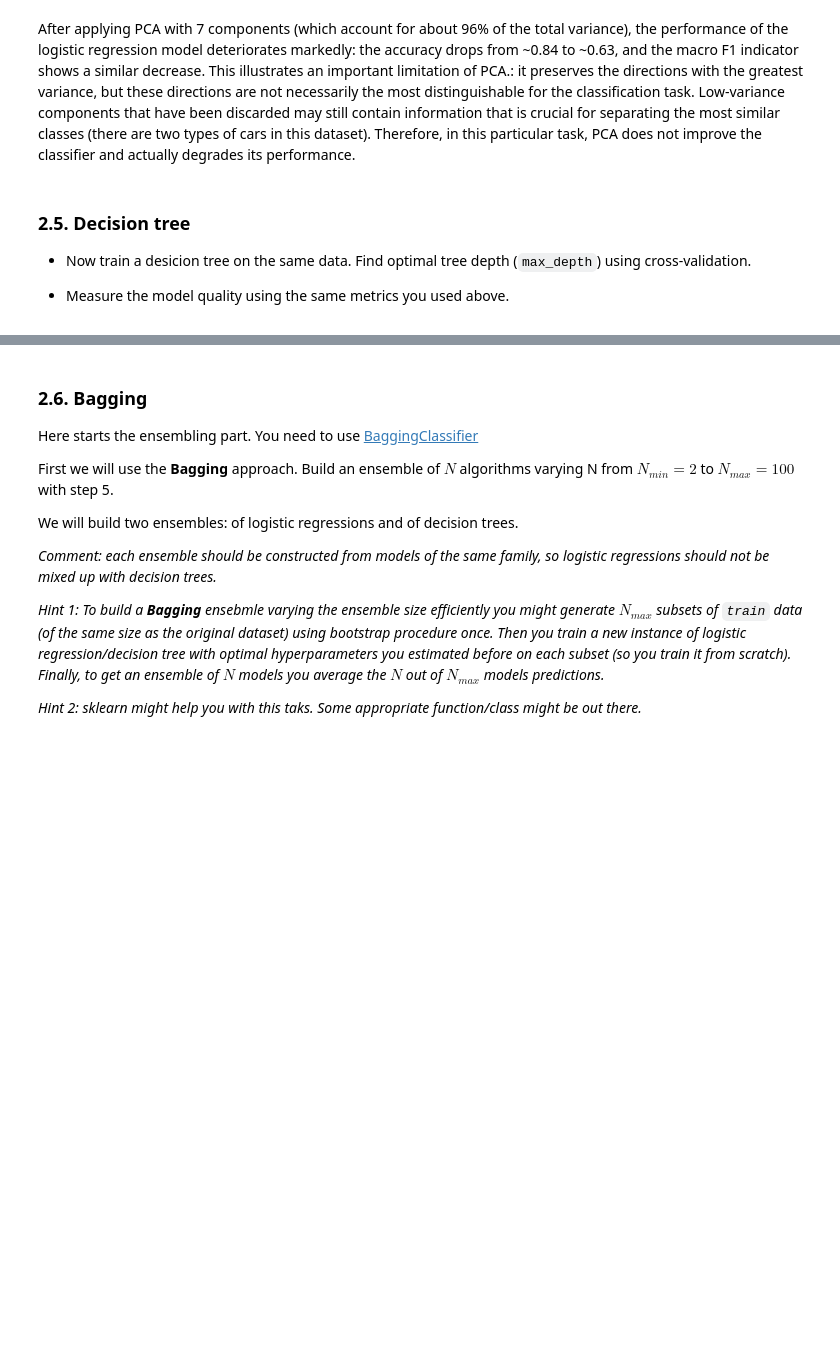
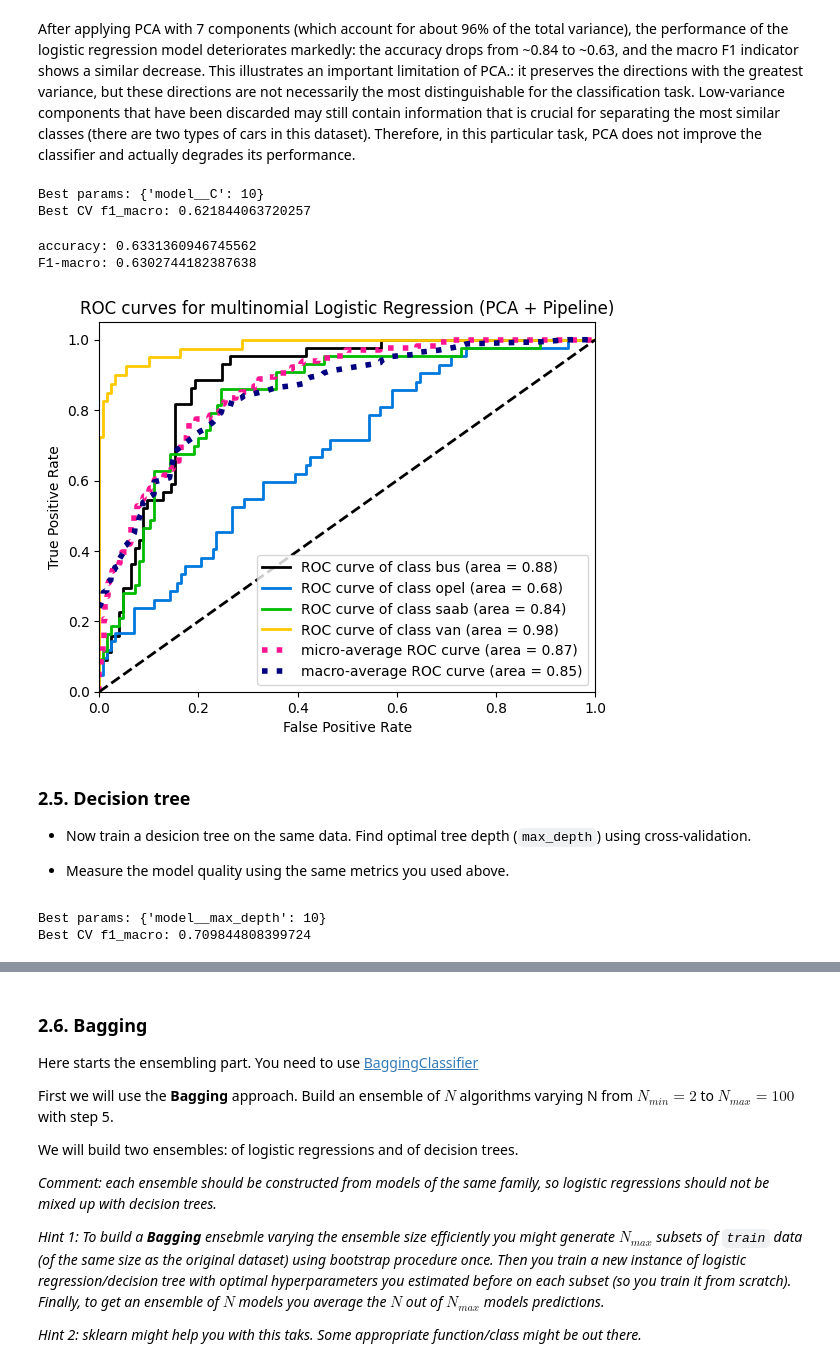
Before and after one commit to oncominglane/machine_learning_mipt_course, a Jupyter notebook: hw2 - lab1/lab01_ml_pipeline.ipynb, the cells around one changed output, grey strips where cells are left out. Saved outputs shown, nothing was run; the diff lists cells and outputs as text; code cells hidden in the pictures; blank space fills up the shorter version.

```diff
--- a/hw2 - lab1/lab01_ml_pipeline.ipynb
+++ b/hw2 - lab1/lab01_ml_pipeline.ipynb
@@ -515,3 +519,43 @@ Therefore, in this particular task, PCA does not improve the classifier and actu
+# %%
+param_grid = {
+    'model__C': [0.01, 0.1, 1, 10, 100]   # C относится к шагу 'clf'
+}
+
+grid_pipe_pca = GridSearchCV(
+    estimator=logreg_pca_pipe,
+    param_grid=param_grid,
+    scoring='f1_macro',
+    cv=5,
+    n_jobs=-1,
+)
+
+grid_pipe_pca.fit(X_train_pca, y_train)
+
+print("Best params:", grid_pipe_pca.best_params_)
+print("Best CV f1_macro:", grid_pipe_pca.best_score_)
+# %% [output]
+Best params: {'model__C': 10}
+Best CV f1_macro: 0.621844063720257
+# %%
+best_pipe = grid_pipe_pca.best_estimator_
+
+y_pred = best_pipe.predict(X_test_pca)
+
+acc = accuracy_score(y_test, y_pred)
+f1 = f1_score(y_test, y_pred, average='macro')
+
+print("accuracy:", acc)
+print("F1-macro:", f1)
+
+y_proba = best_pipe.predict_proba(X_test_pca)
+
+skplt.metrics.plot_roc(y_test, y_proba)
+plt.title("ROC curves for multinomial Logistic Regression (PCA + Pipeline)")
+plt.show()
+# %% [output]
+accuracy: 0.6331360946745562
+F1-macro: 0.6302744182387638
+[figure, added]
 # %% [markdown]
 ### 2.5. Decision tree
 
@@ -524,0 +577,21 @@ from sklearn.tree import DecisionTreeClassifier
+# %%
+param_grid = {
+    'model__max_depth': [i for i in range(1, 20)]
+}
+
+grid_pipe_tree = GridSearchCV(
+    estimator=tree_pipe,
+    param_grid=param_grid,
+    scoring='f1_macro',
+    n_jobs=-1,
+)
+
+grid_pipe_tree.fit(X_train_scaled, y_train)
+
+best_depth = grid_pipe_tree.best_params_['model__max_depth']
+
+print("Best params:", grid_pipe_tree.best_params_)
+print("Best CV f1_macro:", grid_pipe_tree.best_score_)
+# %% [output]
+Best params: {'model__max_depth': 10}
+Best CV f1_macro: 0.709844808399724
```
Also changed, not shown: parts of 38 cells of this notebook.
